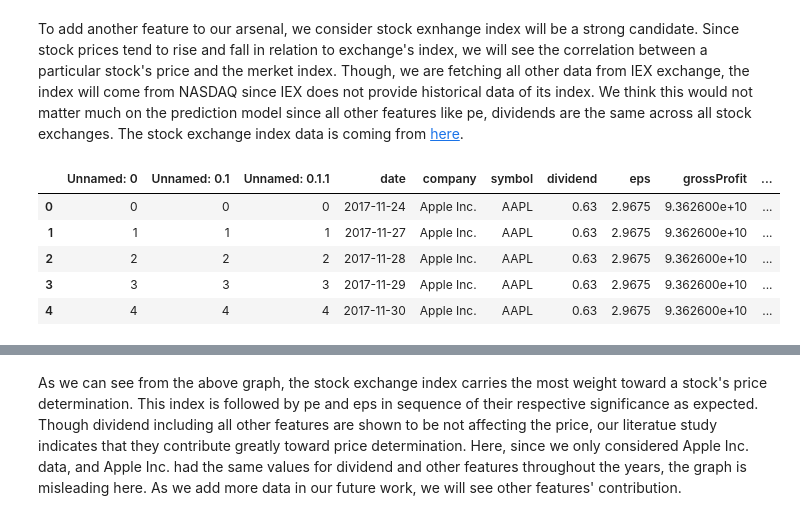
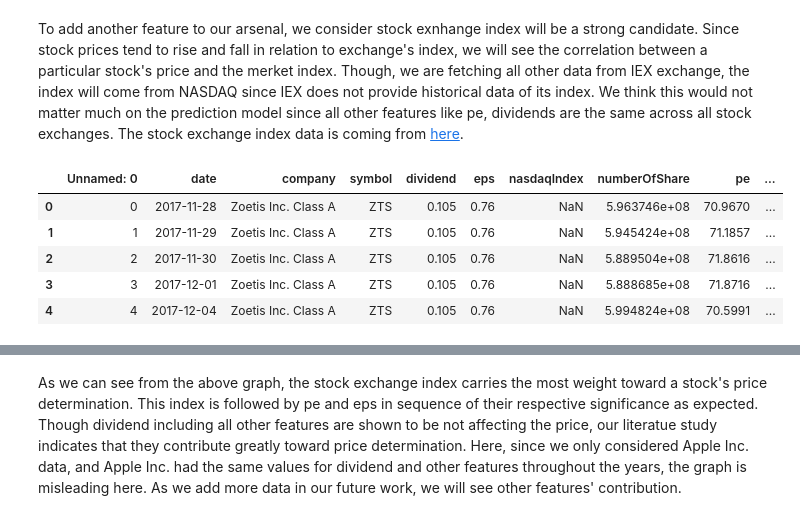
Before and after one commit to breindy/SafeTrade, a Jupyter notebook: PredictionModel/ProjectSecondUpdate.ipynb, the cells around one changed output, grey strips where cells are left out. Drawn from its saved outputs; the diff is of its cells as text; code cells hidden in the pictures.

```diff
--- a/PredictionModel/ProjectSecondUpdate.ipynb
+++ b/PredictionModel/ProjectSecondUpdate.ipynb
@@ -22,24 +22,25 @@ Also, since we aggregated and cleaned our data in the first update to StockData.
 To add another feature to our arsenal, we consider stock exnhange index will be a strong candidate. Since stock prices tend to rise and fall in relation to exchange's index, we will see the correlation between a particular stock's price and the merket index. Though, we are fetching all other data from IEX exchange, the index will come from NASDAQ since IEX does not provide historical data of its index. We think this would not matter much on the prediction model since all other features like pe, dividends are the same across all stock exchanges. The stock exchange index data is coming from [here](https://finance.yahoo.com/quote/%5EIXIC/history?ltr=1).
 # %%
 import pandas as pd
+import numpy as np
 import matplotlib.pyplot as plt
 
-df = pd.read_csv('StockData.csv')
-df['nasdaqIndex'] = ''
-# ^IXIC.csv retrieved from https://finance.yahoo.com/quote/%5EIXIC/history?ltr=1
-dfNasdaqIndices = pd.read_csv('NasdaqIndices.csv')
+df = pd.read_csv('AllStockData.csv')
+# df['nasdaqIndex'] = ''
+# # ^IXIC.csv retrieved from https://finance.yahoo.com/quote/%5EIXIC/history?ltr=1
+# dfNasdaqIndices = pd.read_csv('NasdaqIndices.csv')
 
-for index, row in dfNasdaqIndices.iterrows():
-    df.loc[df['date'] == row['Date'], ['nasdaqIndex']] = row['Close']
+# for index, row in dfNasdaqIndices.iterrows():
+#     df.loc[df['date'] == row['Date'], ['nasdaqIndex']] = row['Close']
 
-# Save all stock data in a CSV file called 'StockData.csv'
-df.to_csv('StockData.csv')
+# # Save all stock data in a CSV file called 'StockData.csv'
+# df.to_csv('StockData.csv')
 
 df.head()
 # %% [output]
-|  | Unnamed: 0 | Unnamed: 0.1 | Unnamed: 0.1.1 | date | company | symbol | dividend | eps | grossProfit | ... |
-| 0 | 0 | 0 | 0 | 2017-11-24 | Apple Inc. | AAPL | 0.63 | 2.9675 | 9.362600e+10 | ... |
-| 1 | 1 | 1 | 1 | 2017-11-27 | Apple Inc. | AAPL | 0.63 | 2.9675 | 9.362600e+10 | ... |
-| 2 | 2 | 2 | 2 | 2017-11-28 | Apple Inc. | AAPL | 0.63 | 2.9675 | 9.362600e+10 | ... |
-| 3 | 3 | 3 | 3 | 2017-11-29 | Apple Inc. | AAPL | 0.63 | 2.9675 | 9.362600e+10 | ... |
-| 4 | 4 | 4 | 4 | 2017-11-30 | Apple Inc. | AAPL | 0.63 | 2.9675 | 9.362600e+10 | ... |
+|  | Unnamed: 0 | date | company | symbol | dividend | eps | nasdaqIndex | numberOfShare | pe | ... |
+| 0 | 0 | 2017-11-28 | Zoetis Inc. Class A | ZTS | 0.105 | 0.76 | NaN | 5.963746e+08 | 70.9670 | ... |
+| 1 | 1 | 2017-11-29 | Zoetis Inc. Class A | ZTS | 0.105 | 0.76 | NaN | 5.945424e+08 | 71.1857 | ... |
+| 2 | 2 | 2017-11-30 | Zoetis Inc. Class A | ZTS | 0.105 | 0.76 | NaN | 5.889504e+08 | 71.8616 | ... |
+| 3 | 3 | 2017-12-01 | Zoetis Inc. Class A | ZTS | 0.105 | 0.76 | NaN | 5.888685e+08 | 71.8716 | ... |
+| 4 | 4 | 2017-12-04 | Zoetis Inc. Class A | ZTS | 0.105 | 0.76 | NaN | 5.994824e+08 | 70.5991 | ... |
```
Also changed, not shown: parts of 6 cells of this notebook, 6 other files.
